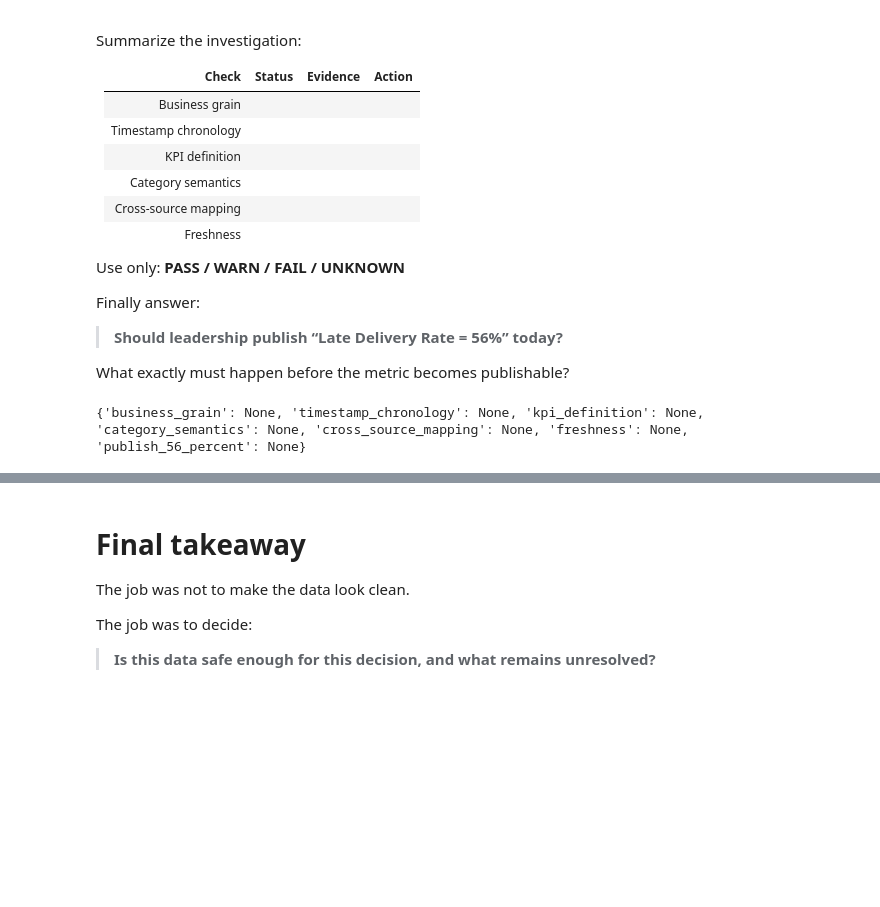
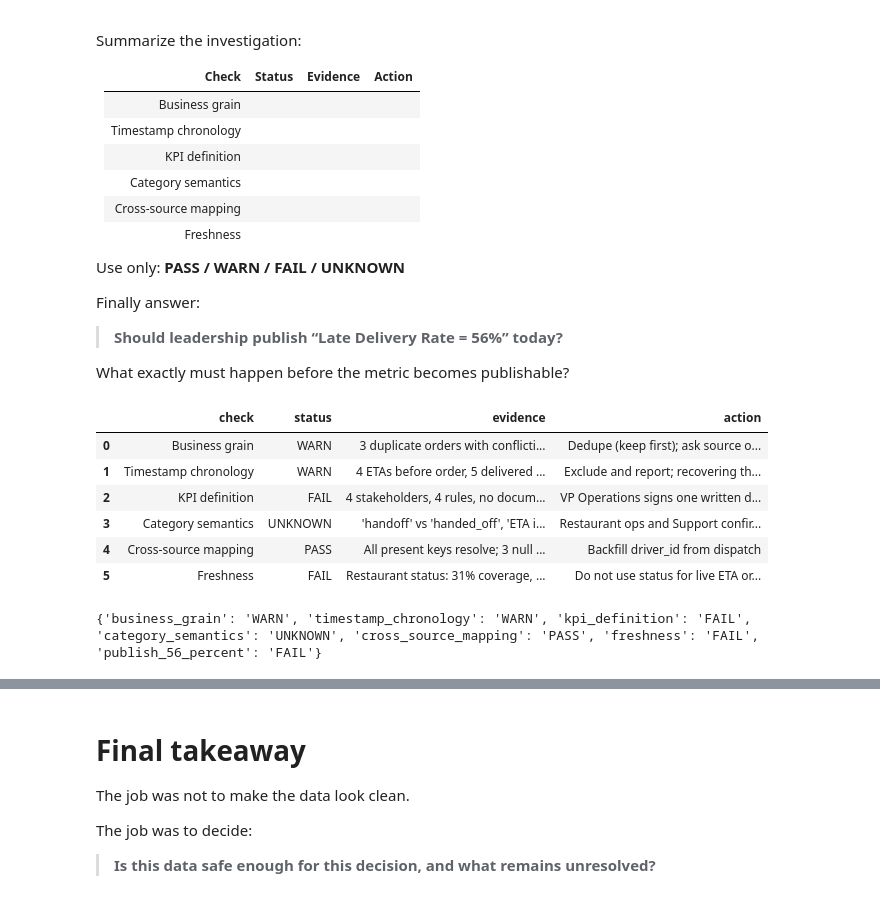
Before and after one commit to parthdagia05/divvyRebalancingWithMyIQ, a Jupyter notebook: flasheats-challenges/FlashEats_Class6_Student.ipynb, the cells around one changed output, grey strips where cells are left out. Cells and saved outputs as stored; diff of their text form; code cells hidden in the pictures; blank space fills up the shorter version.

Commit message:
Class 6 Challenge 6: validation gate and publish decision for the 56% claim

```diff
--- a/flasheats-challenges/FlashEats_Class6_Student.ipynb
+++ b/flasheats-challenges/FlashEats_Class6_Student.ipynb
@@ -690,15 +690,39 @@ Finally answer:
 
 What exactly must happen before the metric becomes publishable?
 # %%
-validation_report = {
-    "business_grain": None,
-    "timestamp_chronology": None,
-    "kpi_definition": None,
-    "category_semantics": None,
-    "cross_source_mapping": None,
-    "freshness": None,
-    "publish_56_percent": None
-}
+# Evidence is pulled from the checks above; each status is our judgement of that evidence.
+gate = pd.DataFrame([
+    ("Business grain", "WARN",
+     f"{len(orders) - orders['order_id'].nunique()} duplicate orders with conflicting traffic_bucket",
+     "Dedupe (keep first); ask source owner which copy is correct"),
+    ("Timestamp chronology", "WARN",
+     f"{int(contract.loc[2, 'violations'])} ETAs before order, {int(contract.loc[3, 'violations'])} delivered before pickup, "
+     f"{int(contract.loc[1, 'violations'])} delivered with no time",
+     "Exclude and report; recovering the 37 from driver events moves the rate 0.1 pts"),
+    ("KPI definition", "FAIL",
+     "4 stakeholders, 4 rules, no documented owner; 23.3% to 56.4% on the same data",
+     "VP Operations signs one written definition"),
+    ("Category semantics", "UNKNOWN",
+     "'handoff' vs 'handed_off', 'ETA issue' vs 'eta_changed' unresolved",
+     "Restaurant ops and Support confirm meanings; case fixes applied"),
+    ("Cross-source mapping", "PASS",
+     "All present keys resolve; 3 null keys each; late rate unaffected",
+     "Backfill driver_id from dispatch"),
+    ("Freshness", "FAIL",
+     "Restaurant status: 31% coverage, one stale update per order, 55 contradictions",
+     "Do not use status for live ETA or accountability; fine for weekly trends only"),
+], columns=["check", "status", "evidence", "action"])
+display(gate)
+
+validation_report = dict(zip(gate["check"].str.lower().str.replace(r"[ -]", "_", regex=True), gate["status"]))
+validation_report["publish_56_percent"] = "FAIL"
 print(validation_report)
 # %% [output]
+|  | check | status | evidence | action |
+| 0 | Business grain | WARN | 3 duplicate orders with conflicti... | Dedupe (keep first); ask source o... |
+| 1 | Timestamp chronology | WARN | 4 ETAs before order, 5 delivered ... | Exclude and report; recovering th... |
+| 2 | KPI definition | FAIL | 4 stakeholders, 4 rules, no docum... | VP Operations signs one written d... |
+| 3 | Category semantics | UNKNOWN | 'handoff' vs 'handed_off', 'ETA i... | Restaurant ops and Support confir... |
+| 4 | Cross-source mapping | PASS | All present keys resolve; 3 null ... | Backfill driver_id from dispatch |
+| 5 | Freshness | FAIL | Restaurant status: 31% coverage, ... | Do not use status for live ETA or... |
-{'business_grain': None, 'timestamp_chronology': None, 'kpi_definition': None, 'category_semantics': None, 'cross_source_mapping': None, 'freshness': None, 'publish_56_percent': None}
+{'business_grain': 'WARN', 'timestamp_chronology': 'WARN', 'kpi_definition': 'FAIL', 'category_semantics': 'UNKNOWN', 'cross_source_mapping': 'PASS', 'freshness': 'FAIL', 'publish_56_percent': 'FAIL'}
```
Also changed, not shown: parts of 1 cell of this notebook.
